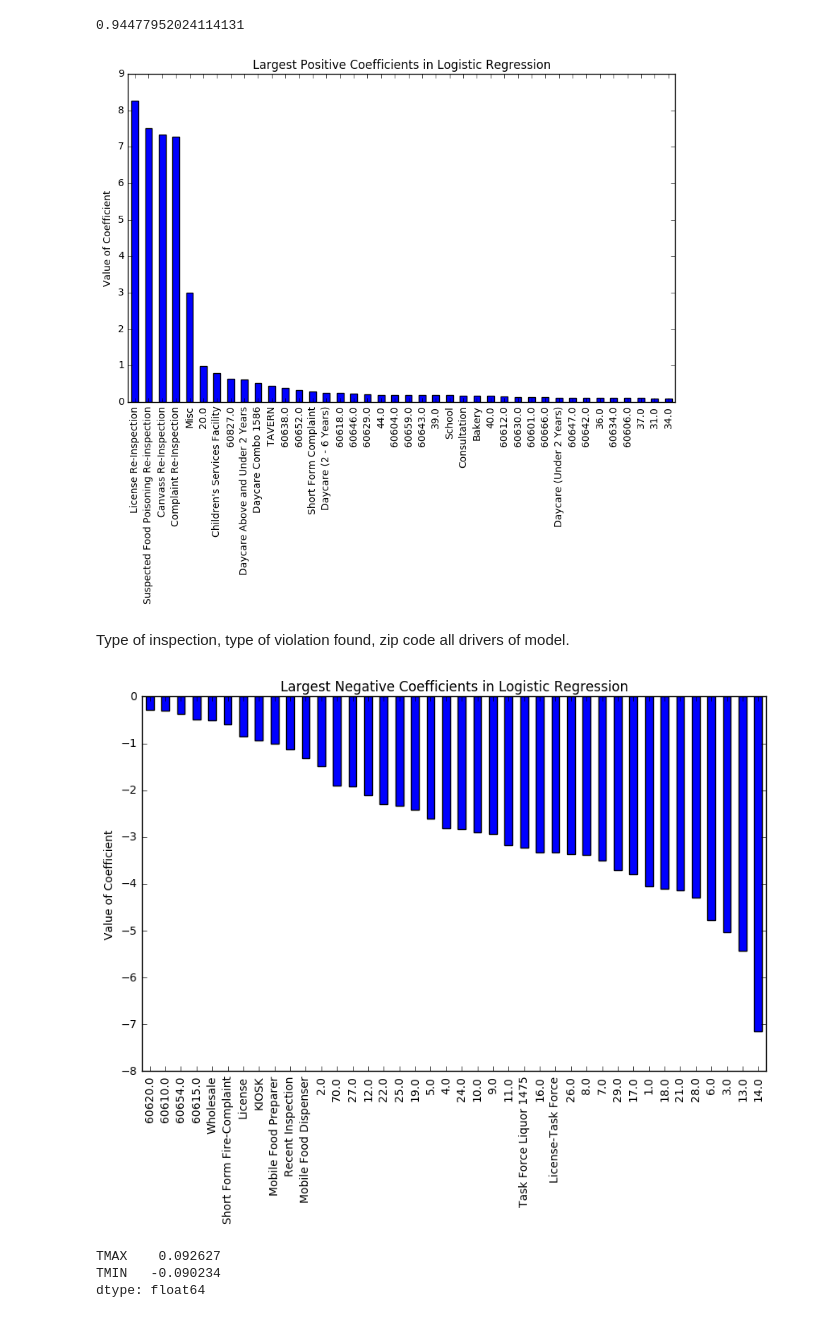
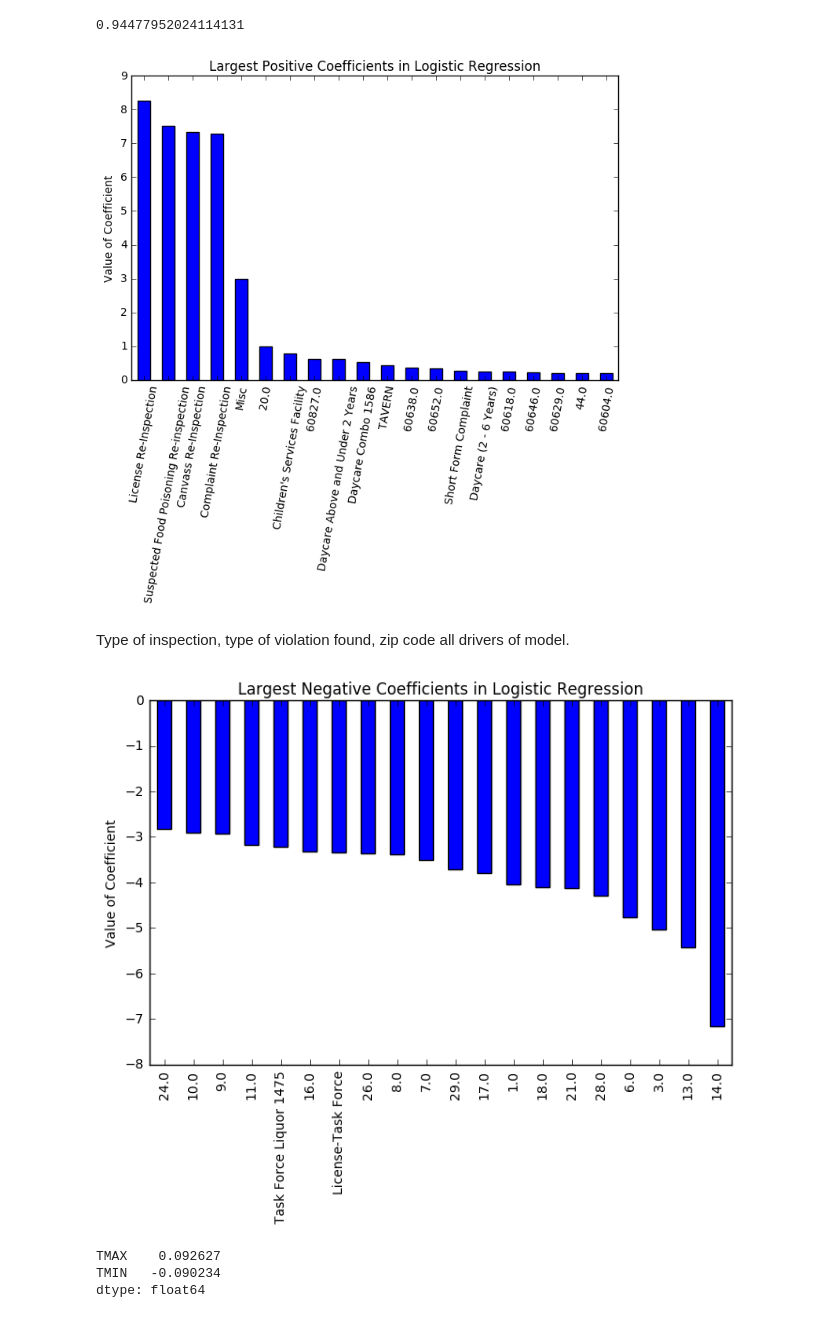
Before and after one commit to thewassermann/inspection_project, a Jupyter notebook: Gil Baseline Model Research.ipynb, the cells around one changed output. Cells and saved outputs as stored; diff of their text form; code cells hidden in the pictures.

```diff
--- a/Gil Baseline Model Research.ipynb
+++ b/Gil Baseline Model Research.ipynb
@@ -641,19 +642,23 @@ KFold_Score(10, fi.as_matrix(), np.array(y), linear_model.LogisticRegression(C=1
 linmod = linear_model.LogisticRegression(C=1, penalty='l1').fit(fi.as_matrix(), np.array(y))
 importance_series = pd.Series(data=linmod.coef_[0], index=fi.columns).sort_values(ascending=False)
 # %%
-importance_series.head(40).plot(kind='bar')
-plt.title('Largest Positive Coefficients in Logistic Regression')
-plt.ylabel('Value of Coefficient');
+fig, ax = plt.subplots(1,1, figsize=(8, 5))
+importance_series.head(20).plot(kind='bar', ax=ax, rot=80)
+ax.set_title('Largest Positive Coefficients in Logistic Regression')
+ax.set_ylabel('Value of Coefficient')
+plt.savefig('imgs/largeposcoef.png')
 # %% [output]
-[figure, old version]
+[figure, new version]
 # %% [markdown]
 Type of inspection, type of violation found, zip code all drivers of model.
 # %%
-importance_series.tail(40).plot(kind='bar')
-plt.title('Largest Negative Coefficients in Logistic Regression')
-plt.ylabel('Value of Coefficient');
+fig, ax = plt.subplots(1,1, figsize=(8, 5))
+importance_series.tail(20).plot(kind='bar', ax=ax)
+ax.set_title('Largest Negative Coefficients in Logistic Regression')
+ax.set_ylabel('Value of Coefficient');
+plt.savefig('imgs/largenegcoef.png');
 # %% [output]
-[figure, old version]
+[figure, new version]
 # %%
 importance_series[['TMAX', 'TMIN']]
 # %% [output]
```
Also changed, not shown: parts of 20 cells of this notebook, 6 other files.
